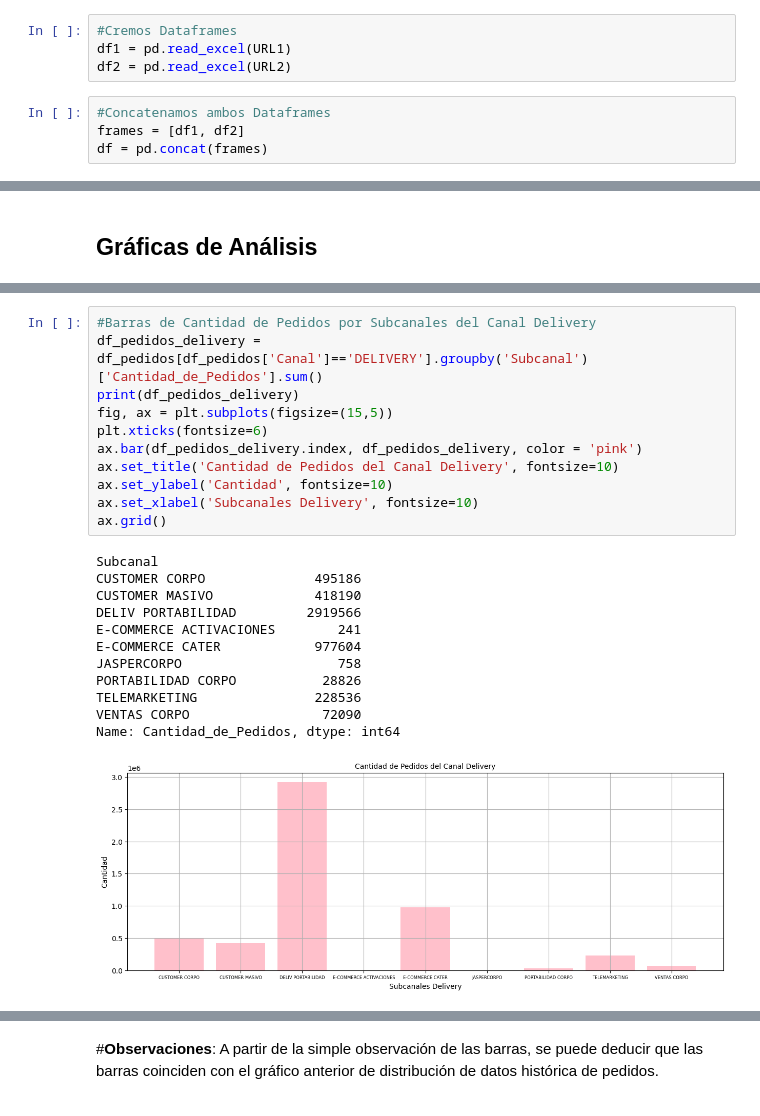
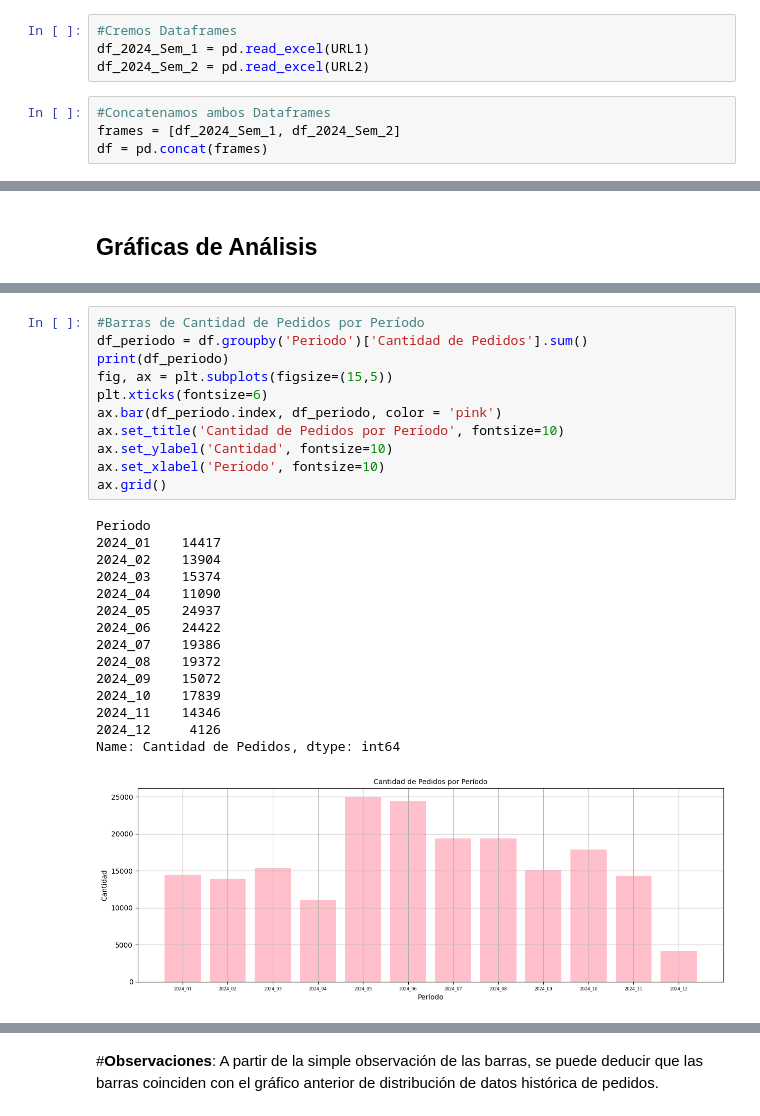
Before and after one commit to Leonardo-rodcas/Proyecto-DS-61190-E-Commerce, a Jupyter notebook: ProyectoDS_Rodriguez_Castillo_Leonardo.ipynb, the cells around one changed output, grey strips where cells are left out. Drawn from its saved outputs; the diff is of its cells as text.

```diff
--- a/ProyectoDS_Rodriguez_Castillo_Leonardo.ipynb
+++ b/ProyectoDS_Rodriguez_Castillo_Leonardo.ipynb
@@ -165,11 +165,11 @@ URL1 = 'https://github.com/Leonardo-rodcas/Proyecto-DS-61190-E-Commerce/raw/refs
 URL2 = 'https://github.com/Leonardo-rodcas/Proyecto-DS-61190-E-Commerce/raw/refs/heads/main/2024_2_Pedidos_61190.xlsx'
 # %%
 #Cremos Dataframes
-df1 = pd.read_excel(URL1)
-df2 = pd.read_excel(URL2)
+df_2024_Sem_1 = pd.read_excel(URL1)
+df_2024_Sem_2 = pd.read_excel(URL2)
 # %%
 #Concatenamos ambos Dataframes
-frames = [df1, df2]
+frames = [df_2024_Sem_1, df_2024_Sem_2]
 df = pd.concat(frames)
 # %%
 #Creamos Dataframe Auxiliar con datos de Provicias
@@ -343,24 +343,27 @@ Name: Cantidad_de_Pedidos, dtype: int64
 # %%
-#Barras de Cantidad de Pedidos por Subcanales del Canal Delivery
-df_pedidos_delivery = df_pedidos[df_pedidos['Canal']=='DELIVERY'].groupby('Subcanal')['Cantidad_de_Pedidos'].sum()
-print(df_pedidos_delivery)
+#Barras de Cantidad de Pedidos por Período
+df_periodo = df.groupby('Periodo')['Cantidad de Pedidos'].sum()
+print(df_periodo)
 fig, ax = plt.subplots(figsize=(15,5))
 plt.xticks(fontsize=6)
-ax.bar(df_pedidos_delivery.index, df_pedidos_delivery, color = 'pink')
-ax.set_title('Cantidad de Pedidos del Canal Delivery', fontsize=10)
+ax.bar(df_periodo.index, df_periodo, color = 'pink')
+ax.set_title('Cantidad de Pedidos por Período', fontsize=10)
 ax.set_ylabel('Cantidad', fontsize=10)
-ax.set_xlabel('Subcanales Delivery', fontsize=10)
+ax.set_xlabel('Período', fontsize=10)
 ax.grid()
 # %% [output]
-Subcanal
-CUSTOMER CORPO              495186
-CUSTOMER MASIVO             418190
-DELIV PORTABILIDAD         2919566
-E-COMMERCE ACTIVACIONES        241
-E-COMMERCE CATER            977604
-JASPERCORPO                    758
-PORTABILIDAD CORPO           28826
-TELEMARKETING               228536
-VENTAS CORPO                 72090
-Name: Cantidad_de_Pedidos, dtype: int64
+Periodo
+2024_01    14417
+2024_02    13904
+2024_03    15374
+2024_04    11090
+2024_05    24937
+2024_06    24422
+2024_07    19386
+2024_08    19372
+2024_09    15072
+2024_10    17839
+2024_11    14346
+2024_12     4126
+Name: Cantidad de Pedidos, dtype: int64
-[figure, old version]
+[figure, new version]
```
Also changed, not shown: parts of 16 cells of this notebook.
